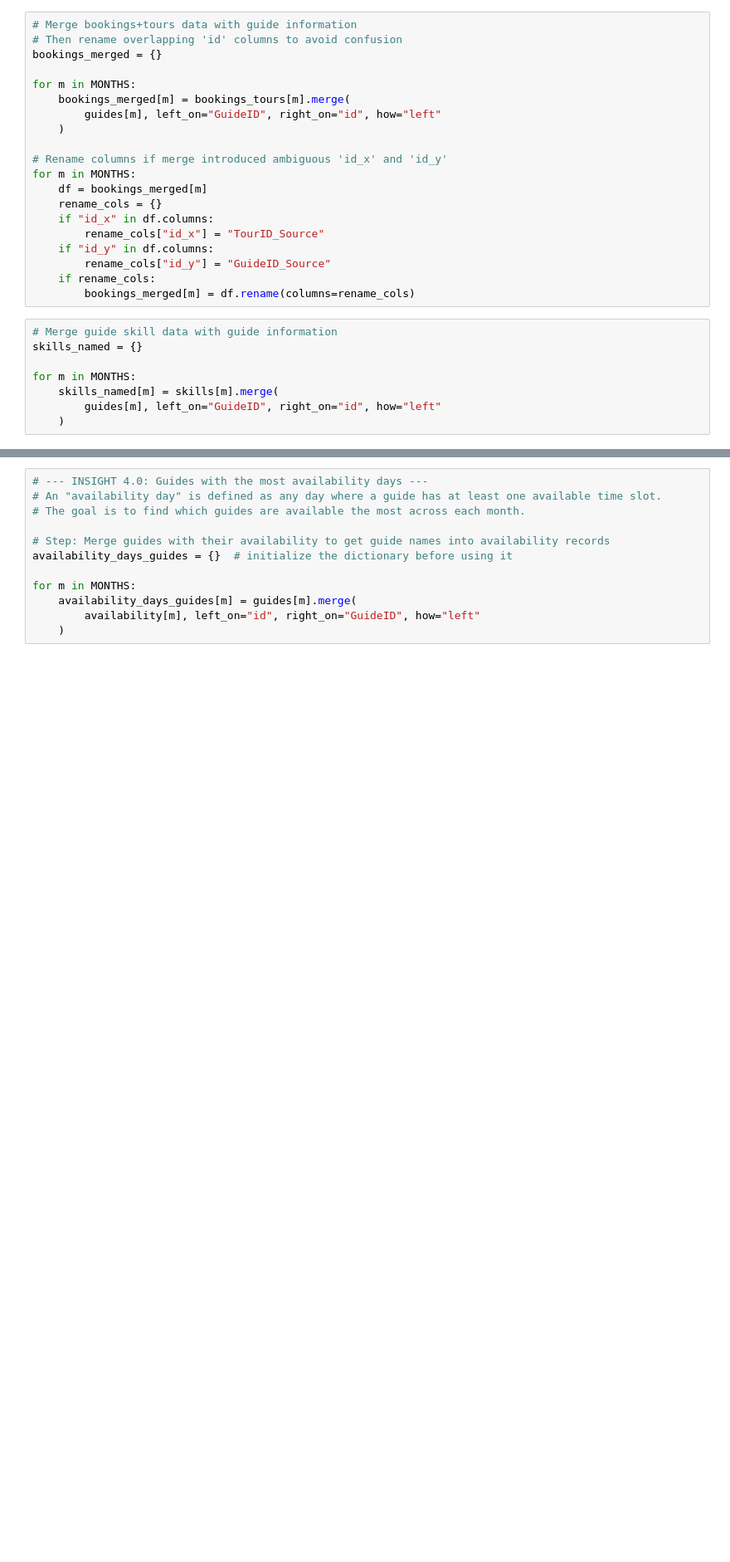
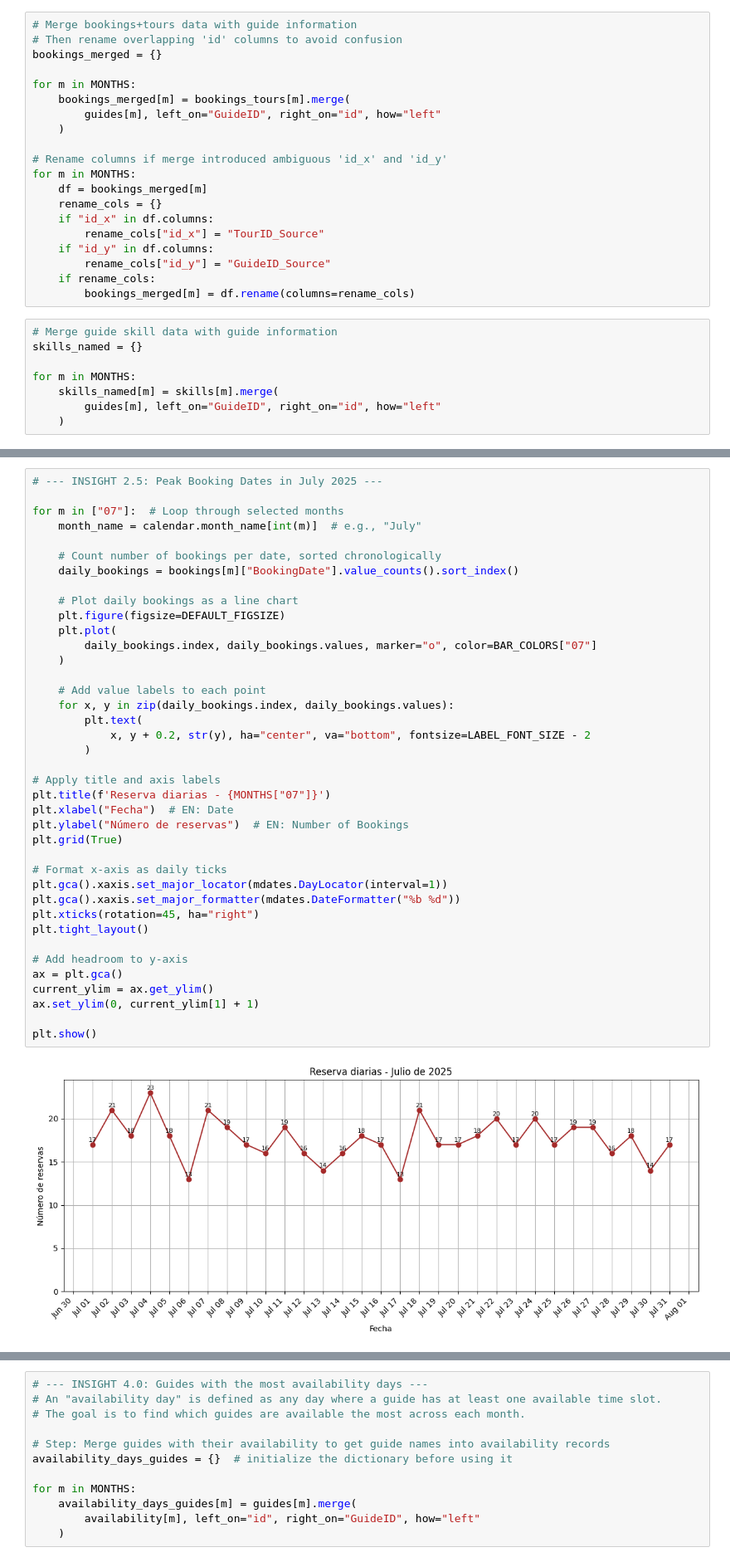
Before and after one commit to IlCata/tour-insights-dashboard, a Jupyter notebook: tour-insights-dashboard.ipynb, the cells around one changed output, grey strips where cells are left out. Shown at 83% size. Cells and saved outputs as stored; diff of their text form; blank space fills up the shorter version.

```diff
--- a/tour-insights-dashboard.ipynb
+++ b/tour-insights-dashboard.ipynb
@@ -412 +486,42 @@ plt.show()
+# %%
+# --- INSIGHT 2.5: Peak Booking Dates in July 2025 ---
+
+for m in ["07"]:  # Loop through selected months
+    month_name = calendar.month_name[int(m)]  # e.g., "July"
+
+    # Count number of bookings per date, sorted chronologically
+    daily_bookings = bookings[m]["BookingDate"].value_counts().sort_index()
+
+    # Plot daily bookings as a line chart
+    plt.figure(figsize=DEFAULT_FIGSIZE)
+    plt.plot(
+        daily_bookings.index, daily_bookings.values, marker="o", color=BAR_COLORS["07"]
+    )
+
+    # Add value labels to each point
+    for x, y in zip(daily_bookings.index, daily_bookings.values):
+        plt.text(
+            x, y + 0.2, str(y), ha="center", va="bottom", fontsize=LABEL_FONT_SIZE - 2
+        )
+
+# Apply title and axis labels
+plt.title(f'Reserva diarias - {MONTHS["07"]}')
+plt.xlabel("Fecha")  # EN: Date
+plt.ylabel("Número de reservas")  # EN: Number of Bookings
+plt.grid(True)
+
+# Format x-axis as daily ticks
+plt.gca().xaxis.set_major_locator(mdates.DayLocator(interval=1))
+plt.gca().xaxis.set_major_formatter(mdates.DateFormatter("%b %d"))
+plt.xticks(rotation=45, ha="right")
+plt.tight_layout()
+
+# Add headroom to y-axis
+ax = plt.gca()
+current_ylim = ax.get_ylim()
+ax.set_ylim(0, current_ylim[1] + 1)
+
+plt.show()
+# %% [output]
+[figure, added]
 # %%
```
Also changed, not shown: parts of 76 cells of this notebook.
